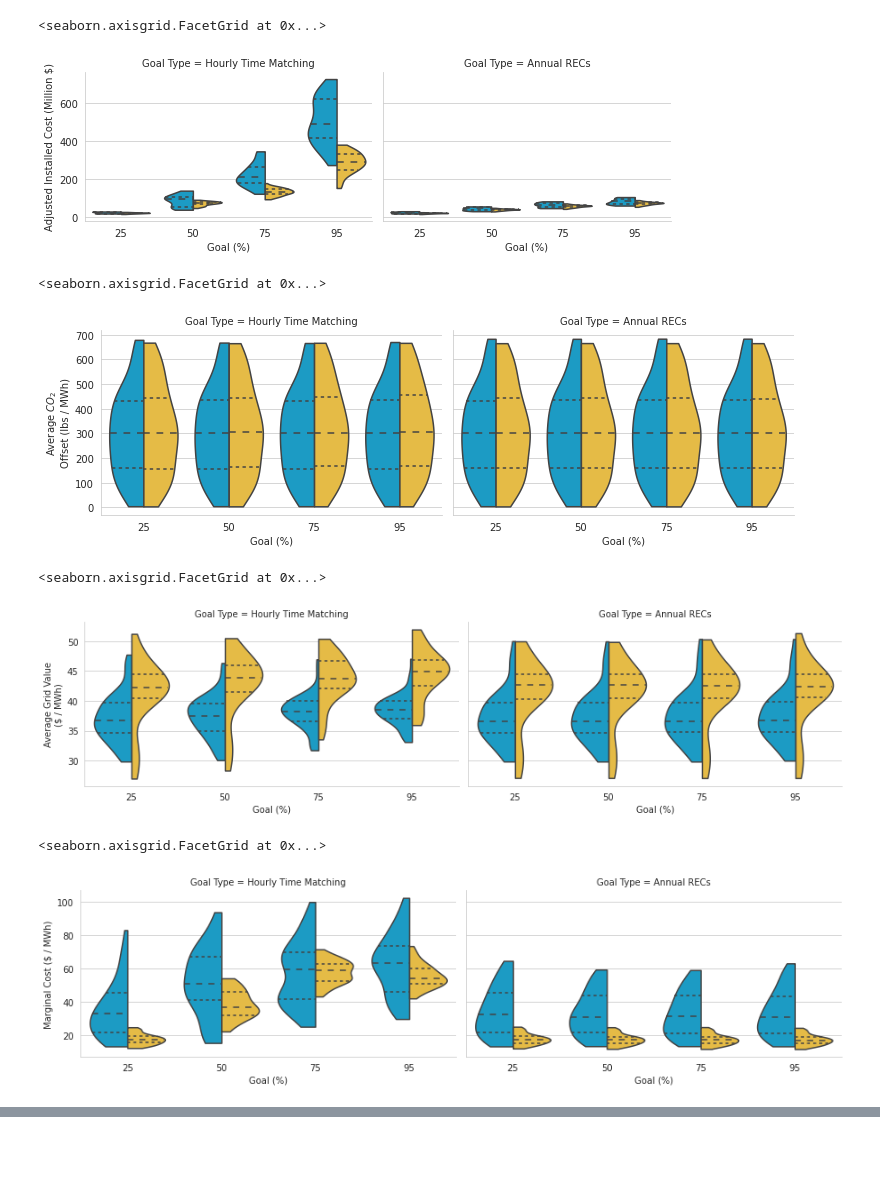
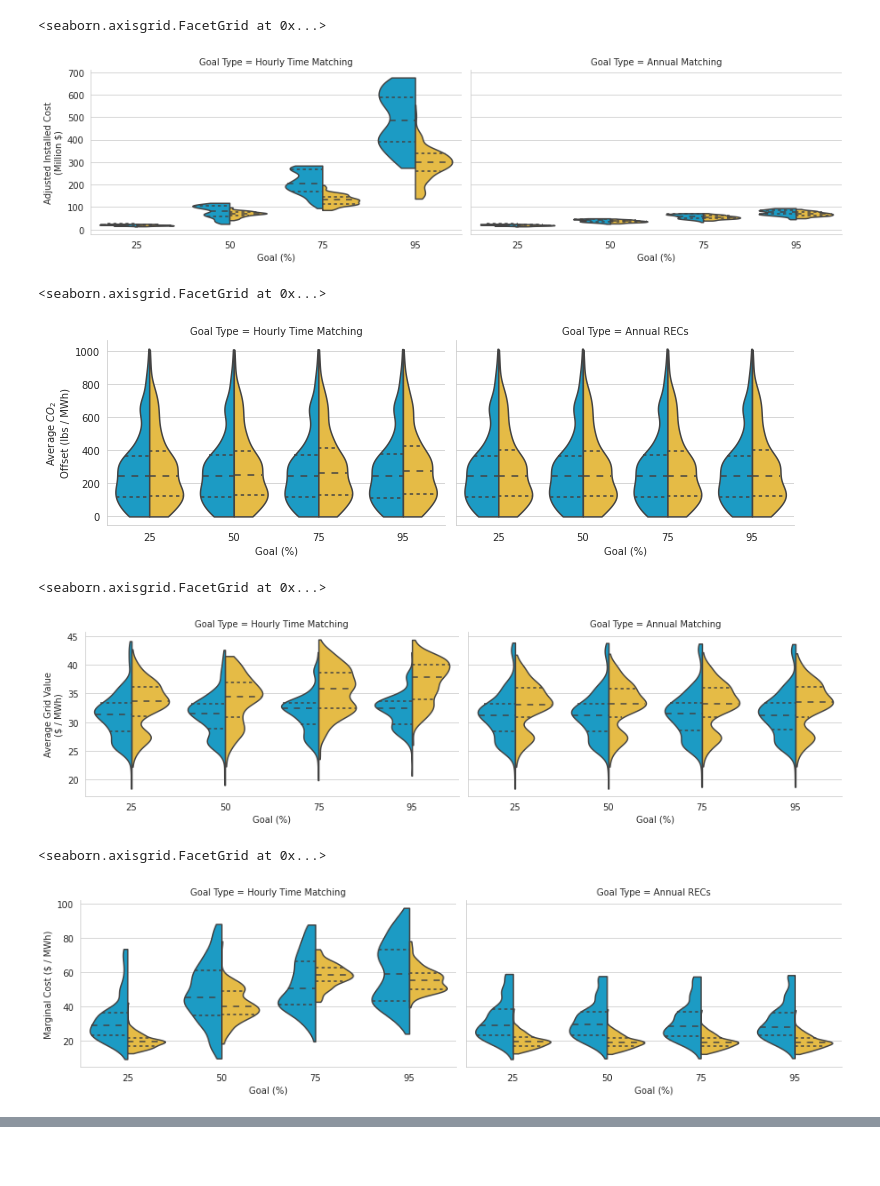
Before and after one commit to NREL/vapor, a Jupyter notebook: notebooks/viz_constraint.ipynb, the cells around one changed output, grey strips where cells are left out. Cells and saved outputs as stored; diff of their text form; code cells hidden in the pictures.

Commit message:
marginal cost mwh in notebooks

```diff
--- a/notebooks/viz_constraint.ipynb
+++ b/notebooks/viz_constraint.ipynb
@@ -17,9 +17,9 @@ from vapor.models import Cambium
 dfs = []
 
 # --- Define Optimization Variables ---
-aggregate_region = 'state'
+aggregate_region = 'pca'
 opt_vars = ['adjusted_installed_cost']
-scenarios = ['StdScen19_Mid_Case']
+scenarios = ['StdScen20_MidCase']
 techs = ['wind','pv']
 constraints = ['hourly_energy','annual_recs']
 constraint_pcts = [25,50,75,95]
@@ -38,47 +38,56 @@ for opt_var in opt_vars:
 
 
 results = pd.concat(dfs, axis='rows')
+results.reset_index(drop=True, inplace=True)
+
+# --- Map on States ---
+hierarchy = pd.read_csv(os.path.join('data','geography','region_hierarchy.csv'))
+hierarchy.rename({'pca':'region'}, axis='columns', inplace=True)
+df = results.merge(hierarchy[['region','state']], on='region', how='left')
+
+# --- Sort Systems to Keep best by State ---
+df.sort_values(opt_vars[0], inplace=True)
 
 results['lifetime_cambium_co2_rate_avg_mwh'] = results['lifetime_cambium_co2_rate_avg'] / results['lifetime_output_mwh']
 # %%
 import seaborn as sns
 sns.set_style('whitegrid')
 
-data = results[['region','tech','goal_type','goal_pct', 'adjusted_installed_cost']]
+data = df[['region','tech','goal_type','goal_pct', 'adjusted_installed_cost']]
 data['adjusted_installed_cost'] /= 1000000
 
 datas = []
 for goal_type in set(data['goal_type']):
     for goal_pct in set(data['goal_pct']):
         goal_mask = (data['goal_type'] == goal_type) & (data['goal_pct'] == goal_pct)
         q = data.loc[goal_mask, 'adjusted_installed_cost'].quantile(0.75)
         datas.append(data.loc[goal_mask & (data['adjusted_installed_cost'] <= q)])
 data = pd.concat(datas, axis='rows')
 
-rename_dict = {'hourly_energy':'Hourly Time Matching', 'annual_recs':'Annual RECs'}
+rename_dict = {'hourly_energy':'Hourly Time Matching', 'annual_recs':'Annual Matching'}
 data['goal_type'] = data['goal_type'].map(rename_dict)
 data.columns = ['region','Tech','Goal Type', 'goal_pct','adjusted_installed_cost']
 tech_dict = {'pv':'PV', 'wind':'Wind'}
 data['Tech'] = data['Tech'].map(tech_dict)
 
 sns.set_palette(sns.color_palette([vapor.tech_dict['wind'], vapor.tech_dict['pv']]))
 
 g = sns.catplot(x='goal_pct', y='adjusted_installed_cost',
                 hue='Tech', col='Goal Type', inner='quart',
                data=data, kind='violin', split=True,
-               height=3, aspect=1.5, cut=0, scale='width', legend=False)
+               height=3.5, aspect=1.8, cut=0, scale='width', legend=False)
 
 # g.set(ylim=(0,600))
 g.set_xlabels('Goal (%)')
-g.set_ylabels('Adjusted Installed Cost (Million $)')
+g.set_ylabels('Adjusted Installed Cost\n(Million $)')
 # %% [output]
 <seaborn.axisgrid.FacetGrid at 0x...>
-[figure, old version]
+[figure, new version]
 # %%
 import seaborn as sns
 sns.set_style('whitegrid')
 
-data = results[['region','tech','goal_type','goal_pct', 'lifetime_cambium_co2_rate_avg_mwh']]
+data = df[['region','tech','goal_type','goal_pct', 'lifetime_cambium_co2_rate_avg_mwh']]
 
 datas = []
 for goal_type in set(data['goal_type']):
@@ -106,12 +115,12 @@ g.set_xlabels('Goal (%)')
 g.set_ylabels('Average $CO_2$\nOffset (lbs / MWh)')
 # %% [output]
 <seaborn.axisgrid.FacetGrid at 0x...>
-[figure, old version]
+[figure, new version]
 # %%
 import seaborn as sns
 sns.set_style('whitegrid')
 
-data = results[['region','tech','goal_type','goal_pct', 'grid_value_per_mwh']]
+data = df[['region','tech','goal_type','goal_pct', 'grid_value_per_mwh']]
 
 datas = []
 for goal_type in set(data['goal_type']):
@@ -121,7 +130,7 @@ for goal_type in set(data['goal_type']):
         datas.append(data.loc[goal_mask & (data['grid_value_per_mwh'] <= q)])
 data = pd.concat(datas, axis='rows')
 
-rename_dict = {'hourly_energy':'Hourly Time Matching', 'annual_recs':'Annual RECs'}
+rename_dict = {'hourly_energy':'Hourly Time Matching', 'annual_recs':'Annual Matching'}
 data['goal_type'] = data['goal_type'].map(rename_dict)
 data.columns = ['region','Tech','Goal Type', 'goal_pct','grid_value_per_mwh']
 tech_dict = {'pv':'PV', 'wind':'Wind'}
@@ -139,12 +148,12 @@ g.set_xlabels('Goal (%)')
 g.set_ylabels('Average Grid Value\n($ / MWh)')
 # %% [output]
 <seaborn.axisgrid.FacetGrid at 0x...>
-[figure, old version]
+[figure, new version]
 # %%
 import seaborn as sns
 sns.set_style('whitegrid')
 
-data = results[['region','tech','goal_type','goal_pct', 'marginal_cost_mwh']]
+data = df[['region','tech','goal_type','goal_pct', 'marginal_cost_mwh']]
 
 datas = []
 for goal_type in set(data['goal_type']):
@@ -172,7 +181,7 @@ g.set_xlabels('Goal (%)')
 g.set_ylabels('Marginal Cost ($ / MWh)')
 # %% [output]
 <seaborn.axisgrid.FacetGrid at 0x...>
-[figure, old version]
+[figure, new version]
 # %%
 grouped = results.groupby(['tech','goal_type','goal_pct'], as_index=False)\
                 [['adjusted_installed_cost','annual_energy','marginal_cost_mwh','grid_value_per_mwh','lifetime_cambium_co2_rate_avg_mwh']].mean()
```
Also changed, not shown: parts of 4 cells of this notebook, 3 other files.
